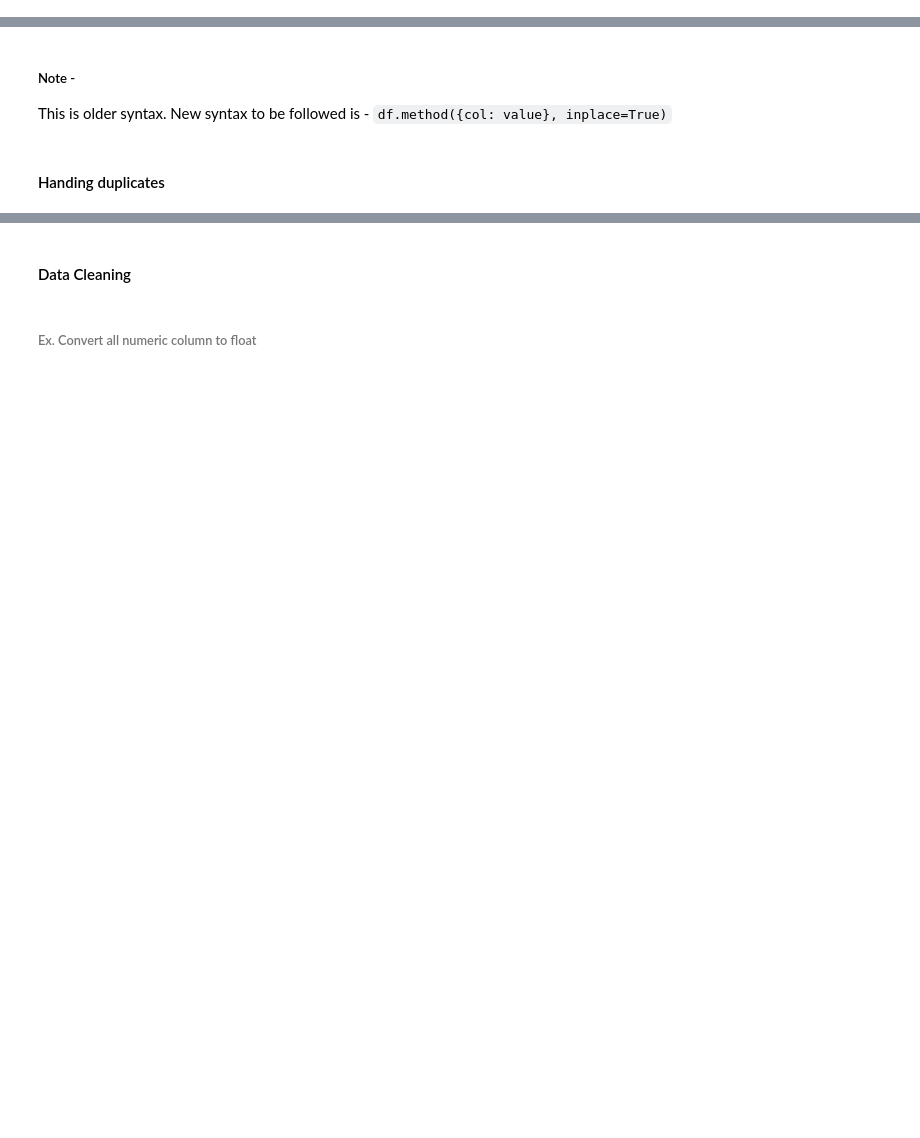
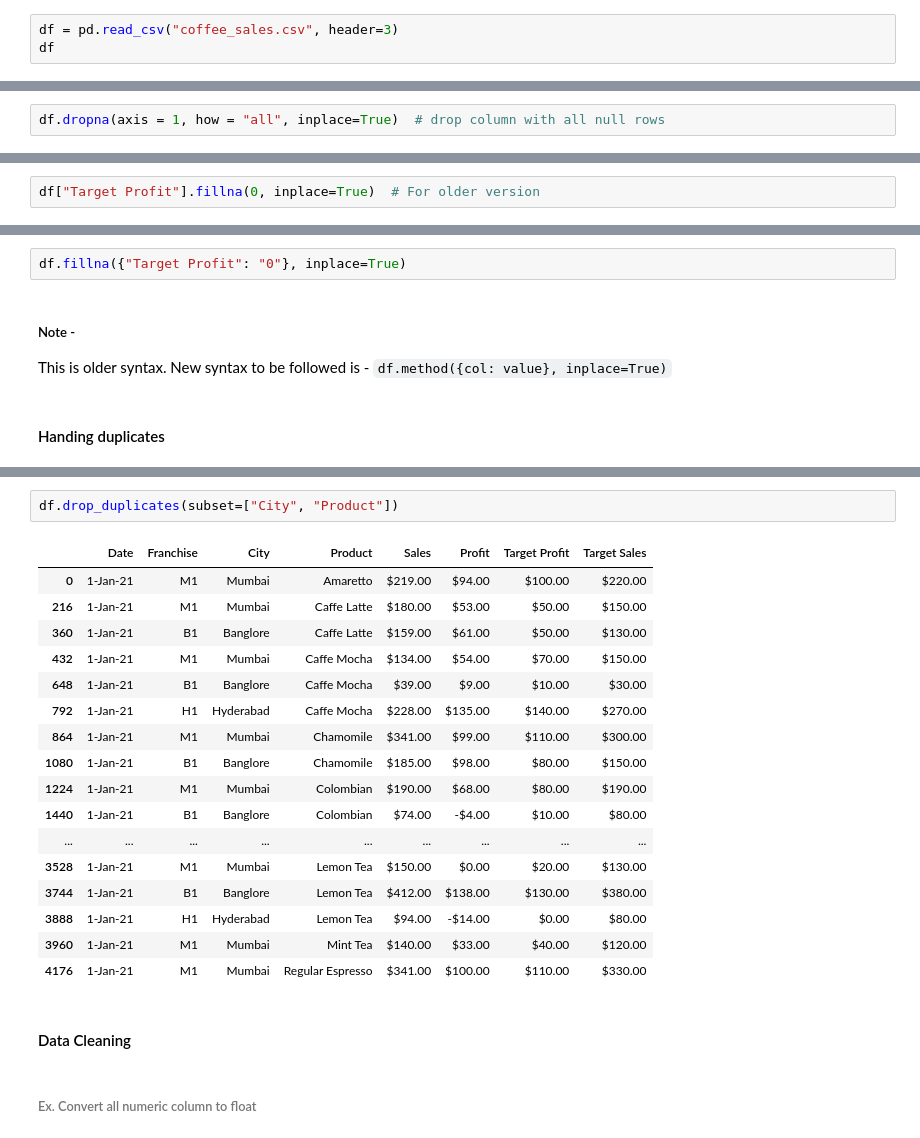
Before and after one commit to knowledge-corner/CGI_19_may_25, a Jupyter notebook: Classwork/Classwork Notebook.ipynb, the cells around one changed output, grey strips where cells are left out. Cells and saved outputs as stored; diff of their text form; blank space fills up the shorter version.

```diff
--- a/Classwork/Classwork Notebook.ipynb
+++ b/Classwork/Classwork Notebook.ipynb
@@ -1984,2 +1987,5 @@ import seaborn as sns
 # %% [markdown]
 ###### Ex. Read data from coffee_sales.csv
+# %%
+df = pd.read_csv("coffee_sales.csv", header=3)
+df
@@ -2044,0 +2179,2 @@ import seaborn as sns
+# %%
+df.dropna(axis = 1, how = "all", inplace=True)  # drop column with all null rows
@@ -2044,0 +2190,2 @@ import seaborn as sns
+# %%
+df["Target Profit"].fillna(0, inplace=True)  # For older version
@@ -2045,3 +2199,5 @@ import seaborn as sns
+# %%
+df.fillna({"Target Profit": "0"}, inplace=True)
 # %% [markdown]
 ##### Note -
 This is older syntax. New syntax to be followed is - `df.method({col: value}, inplace=True)`
@@ -2050,3 +2230,23 @@ This is older syntax. New syntax to be followed is - `df.method({col: value}, in
+# %%
+df.drop_duplicates(subset=["City", "Product"])
+# %% [output]
+|  | Date | Franchise | City | Product | Sales | Profit | Target Profit | Target Sales |
+| 0 | 1-Jan-21 | M1 | Mumbai | Amaretto | $219.00 | $94.00 | $100.00 | $220.00 |
+| 216 | 1-Jan-21 | M1 | Mumbai | Caffe Latte | $180.00 | $53.00 | $50.00 | $150.00 |
+| 360 | 1-Jan-21 | B1 | Banglore | Caffe Latte | $159.00 | $61.00 | $50.00 | $130.00 |
+| 432 | 1-Jan-21 | M1 | Mumbai | Caffe Mocha | $134.00 | $54.00 | $70.00 | $150.00 |
+| 648 | 1-Jan-21 | B1 | Banglore | Caffe Mocha | $39.00 | $9.00 | $10.00 | $30.00 |
+| 792 | 1-Jan-21 | H1 | Hyderabad | Caffe Mocha | $228.00 | $135.00 | $140.00 | $270.00 |
+| 864 | 1-Jan-21 | M1 | Mumbai | Chamomile | $341.00 | $99.00 | $110.00 | $300.00 |
+| 1080 | 1-Jan-21 | B1 | Banglore | Chamomile | $185.00 | $98.00 | $80.00 | $150.00 |
+| 1224 | 1-Jan-21 | M1 | Mumbai | Colombian | $190.00 | $68.00 | $80.00 | $190.00 |
+| 1440 | 1-Jan-21 | B1 | Banglore | Colombian | $74.00 | -$4.00 | $10.00 | $80.00 |
+| ... | ... | ... | ... | ... | ... | ... | ... | ... |
+| 3528 | 1-Jan-21 | M1 | Mumbai | Lemon Tea | $150.00 | $0.00 | $20.00 | $130.00 |
+| 3744 | 1-Jan-21 | B1 | Banglore | Lemon Tea | $412.00 | $138.00 | $130.00 | $380.00 |
+| 3888 | 1-Jan-21 | H1 | Hyderabad | Lemon Tea | $94.00 | -$14.00 | $0.00 | $80.00 |
+| 3960 | 1-Jan-21 | M1 | Mumbai | Mint Tea | $140.00 | $33.00 | $40.00 | $120.00 |
+| 4176 | 1-Jan-21 | M1 | Mumbai | Regular Espresso | $341.00 | $100.00 | $110.00 | $330.00 |
 # %% [markdown]
 #### Data Cleaning
 # %% [markdown]
```
Also changed, not shown: parts of 28 cells of this notebook, 1 other file.
